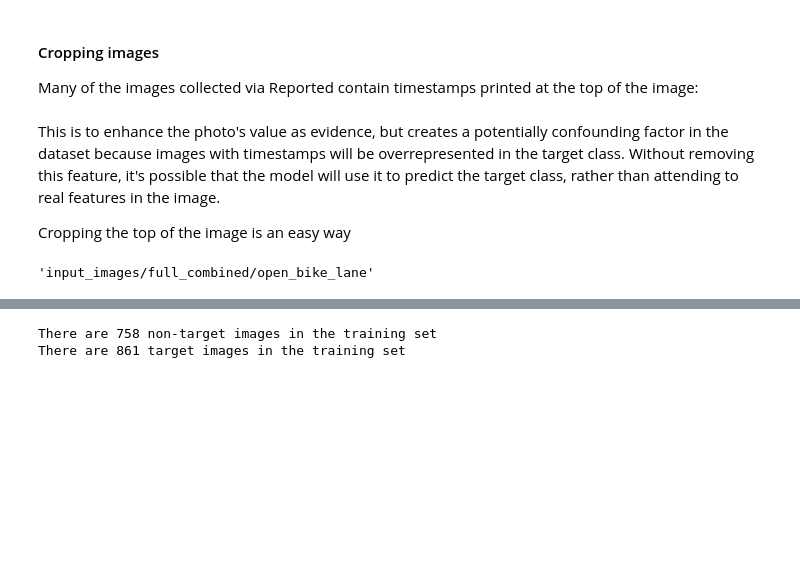
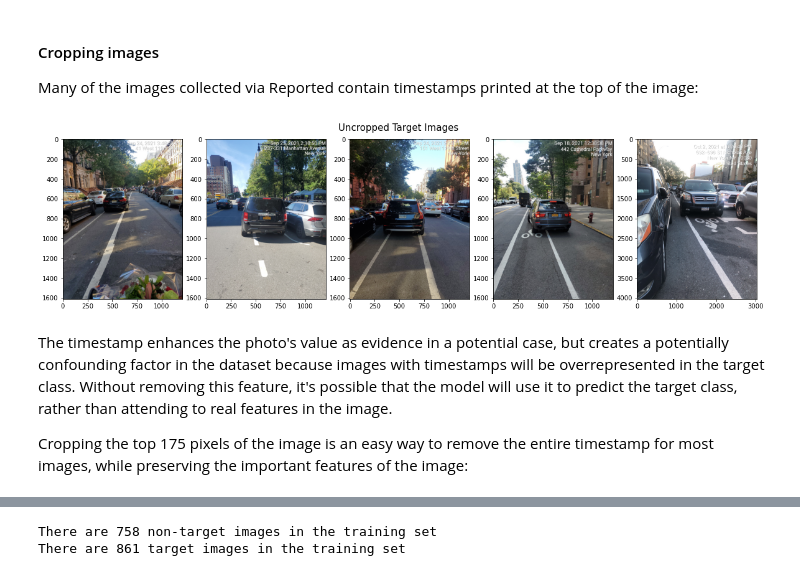
Before and after one commit to jmarkowi/NYC_bike_lanes, a Jupyter notebook: NYC_bike_lanes.ipynb, the cells around one changed output, grey strips where cells are left out. Cells and saved outputs as stored; diff of their text form; code cells hidden in the pictures; blank space fills up the shorter version.

```diff
--- a/NYC_bike_lanes.ipynb
+++ b/NYC_bike_lanes.ipynb
@@ -47,14 +84,14 @@ Many of the images collected via Reported contain timestamps printed at the top
+# %%
+# Display uncropped images
+fig, axs = plt.subplots(1, 5, figsize=(20, 5))
+
+for i, ax in enumerate(axs):
+    ax.imshow(uncropped_vehicle_images[i])
+fig.suptitle('Uncropped Target Images', fontsize=15, y=0.93)
+fig.tight_layout;
+# %% [output]
+[figure, added]
 # %% [markdown]
-This is to enhance the photo's value as evidence, but creates a potentially confounding factor in the dataset because images with timestamps will be overrepresented in the target class. Without removing this feature, it's possible that the model will use it to predict the target class, rather than attending to real features in the image.
+The timestamp enhances the photo's value as evidence in a potential case, but creates a potentially confounding factor in the dataset because images with timestamps will be overrepresented in the target class. Without removing this feature, it's possible that the model will use it to predict the target class, rather than attending to real features in the image.
 
-Cropping the top of the image is an easy way
+Cropping the top 175 pixels of the image is an easy way to remove the entire timestamp for most images, while preserving the important features of the image:
-# %%
-# Filepaths
-train_dir = 'input_images/full_combined'
-
-train_open_dir = os.path.join(train_dir, 'open_bike_lane')
-train_vehicle_dir = os.path.join(train_dir, 'vehicle_bike_lane')
-
-train_open_dir
-# %% [output]
-'input_images/full_combined/open_bike_lane'
```
Also changed, not shown: parts of 17 cells of this notebook, 6 other files.
